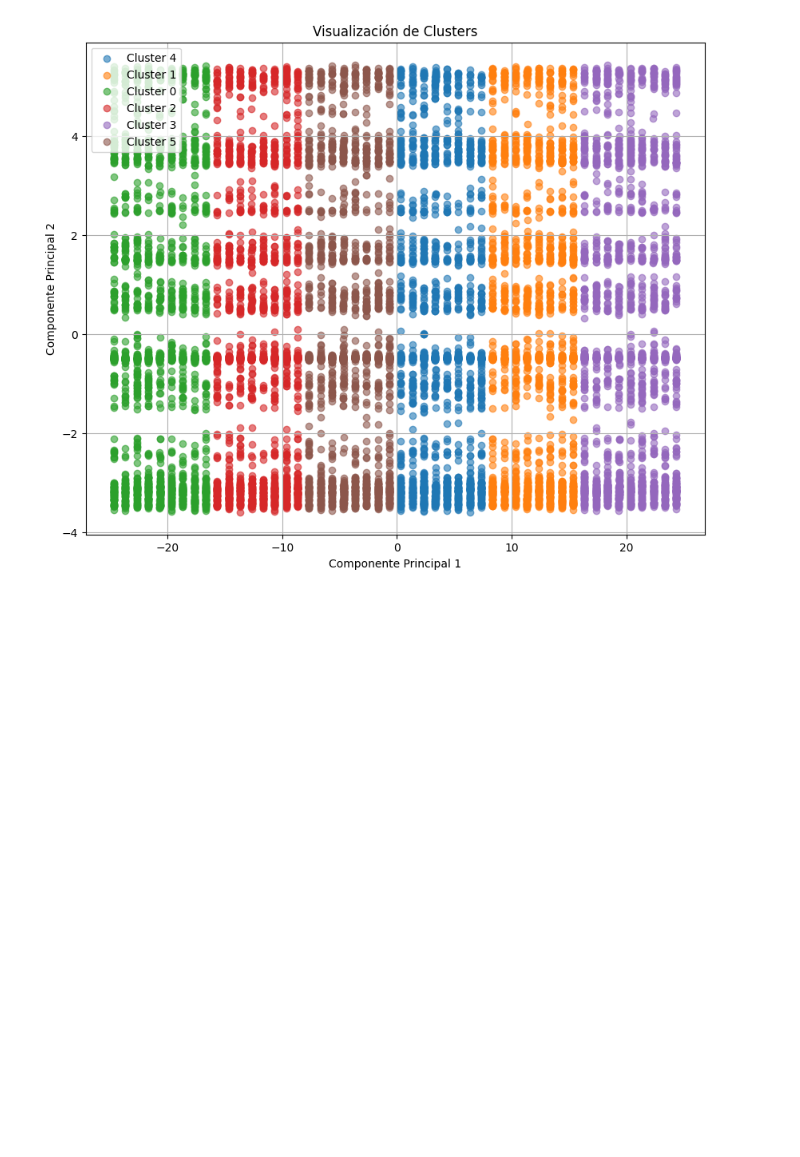
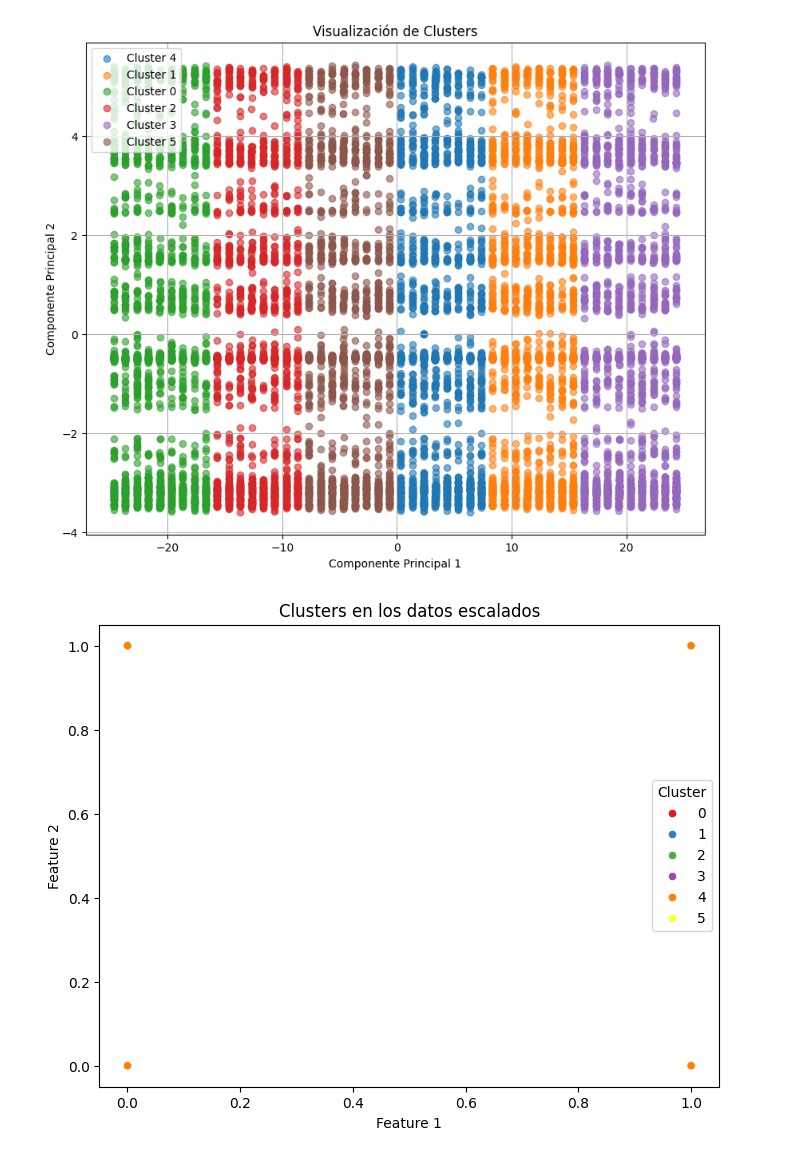
Before and after one commit to MiguelGG03/AprendizajeAutomatico_Caso5, a Jupyter notebook: notebooks/intento1.ipynb, the cells around one changed output. Drawn from its saved outputs; the diff is of its cells as text; code cells hidden in the pictures; blank space fills up the shorter version.

```diff
--- a/notebooks/intento1.ipynb
+++ b/notebooks/intento1.ipynb
@@ -100,0 +106,32 @@ plt.show()
+# %%
+from sklearn.preprocessing import StandardScaler
+
+# Seleccionar solo columnas numéricas
+numerical_features = features.select_dtypes(include=['float64', 'int64'])
+
+# Aplicar StandardScaler
+scaler = StandardScaler()
+scaled_features = scaler.fit_transform(numerical_features)
+
+# Convertir a DataFrame
+scaled_features = pd.DataFrame(scaled_features, columns=numerical_features.columns)
+# %%
+from sklearn.preprocessing import MinMaxScaler
+
+scaler = MinMaxScaler()
+scaled_features = scaler.fit_transform(numerical_features)
+
+scaled_features = pd.DataFrame(scaled_features, columns=numerical_features.columns)
+# %%
+# Supongamos que `scaled_features` contiene los datos escalados y `df['Cluster']` tiene los clusters
+scaled_features['Cluster'] = df['Cluster']
+# %%
+plt.figure(figsize=(8, 6))
+sns.scatterplot(x=scaled_features.iloc[:, 0], y=scaled_features.iloc[:, 1], hue=scaled_features['Cluster'], palette='Set1')
+plt.title('Clusters en los datos escalados')
+plt.xlabel('Feature 1')
+plt.ylabel('Feature 2')
+plt.legend(title='Cluster')
+plt.show()
+# %% [output]
+[figure, added]
```
Also changed, not shown: parts of 4 cells of this notebook.
